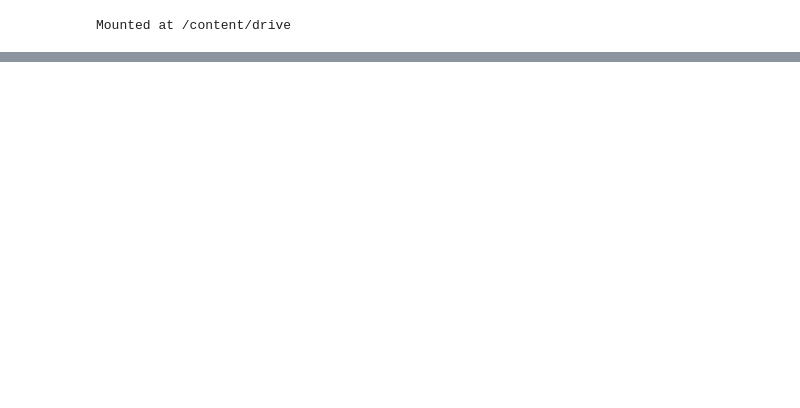
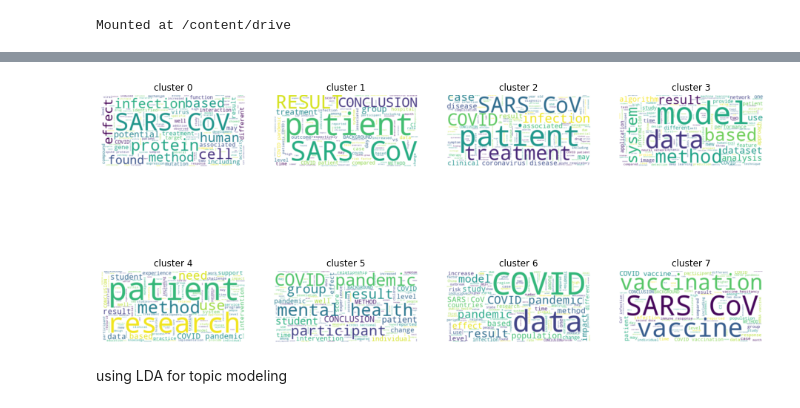
Before and after one commit to aviadar/covid19, a Jupyter notebook: clustering/paper_clustering.ipynb, the cells around one changed output, grey strips where cells are left out. Drawn from its saved outputs; the diff is of its cells as text; code cells hidden in the pictures; blank space fills up the shorter version.

```diff
--- a/clustering/paper_clustering.ipynb
+++ b/clustering/paper_clustering.ipynb
@@ -62,0 +77,4 @@ Text(0.5, 1.0, 'Elbow Method For Optimal k')
+# %%
+k_clusters = 8
+covid_df['cluster'] = KMeans(n_clusters=k_clusters, random_state=0).fit(sentence_util.embedding).labels_
+covid_df
@@ -70,0 +103,29 @@ sentence_util.plot_similarity()
+# %%
+stpwrd = nltk.corpus.stopwords.words('english')
+new_stopwords = [
+    'doi', 'preprint', 'copyright', 'peer', 'reviewed', 'org', 'https', 'et', 'al', 'author', 'figure',
+    'rights', 'reserved', 'permission', 'used', 'using', 'biorxiv', 'medrxiv', 'license', 'fig', 'fig.',
+    'al.', 'Elsevier', 'PMC', 'CZI', 'CoV', 'COVID', 'SARS']
+stpwrd.extend(new_stopwords)
+
+def remove_stop_words(txt):
+    text_tokens = word_tokenize(txt)
+    tokens = [words for words in text_tokens if not words in stpwrd]
+    return " ".join([i for i in tokens])
+# %%
+def plot_cluster_word_cloud(df, k):
+    for i in range(k):
+        words = "".join(df[df.cluster==i].processed_abstract)
+        words = remove_stop_words(words)
+        plt.subplot(2, int(math.ceil(k/2)), i+1)
+        # plt.imshow(WordCloud(width=1000, height=400, stopwords=STOPWORDS, background_color='white').generate(words), interpolation="bilinear")
+        plt.imshow(WordCloud(stopwords=STOPWORDS, background_color='white').generate(words), interpolation="bilinear")
+        plt.axis('off')
+        plt.title('cluster ' + str(i))
+# %%
+f, ax = plt.subplots(figsize=(16, 8))
+plot_cluster_word_cloud(covid_df, k_clusters)
+# %% [output]
+[figure, added]
+# %% [markdown]
+using LDA for topic modeling
```
Also changed, not shown: parts of 20 cells of this notebook, 1 other file.
